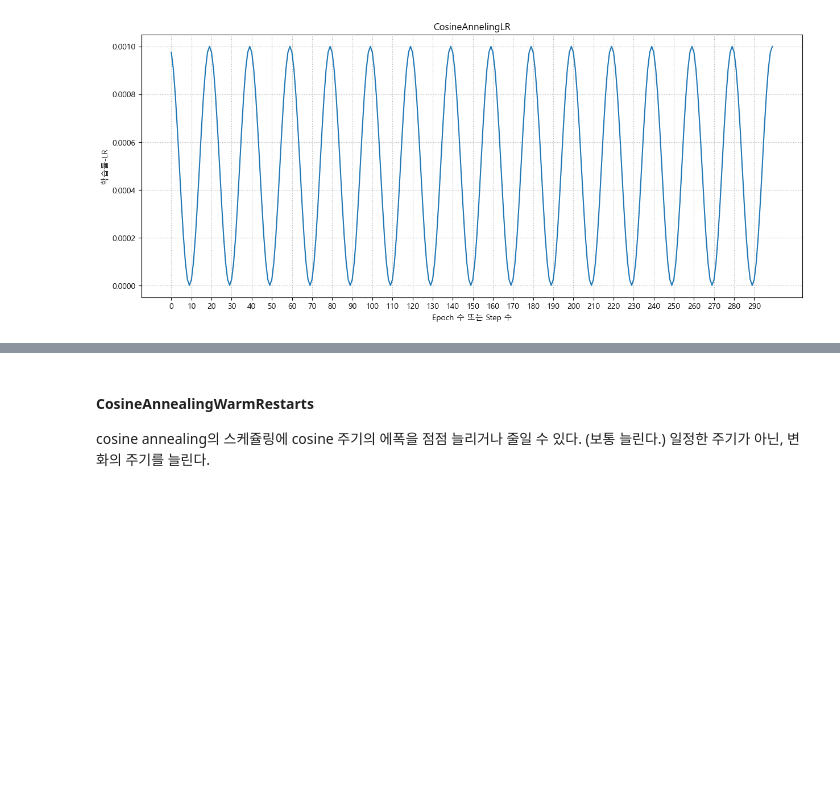
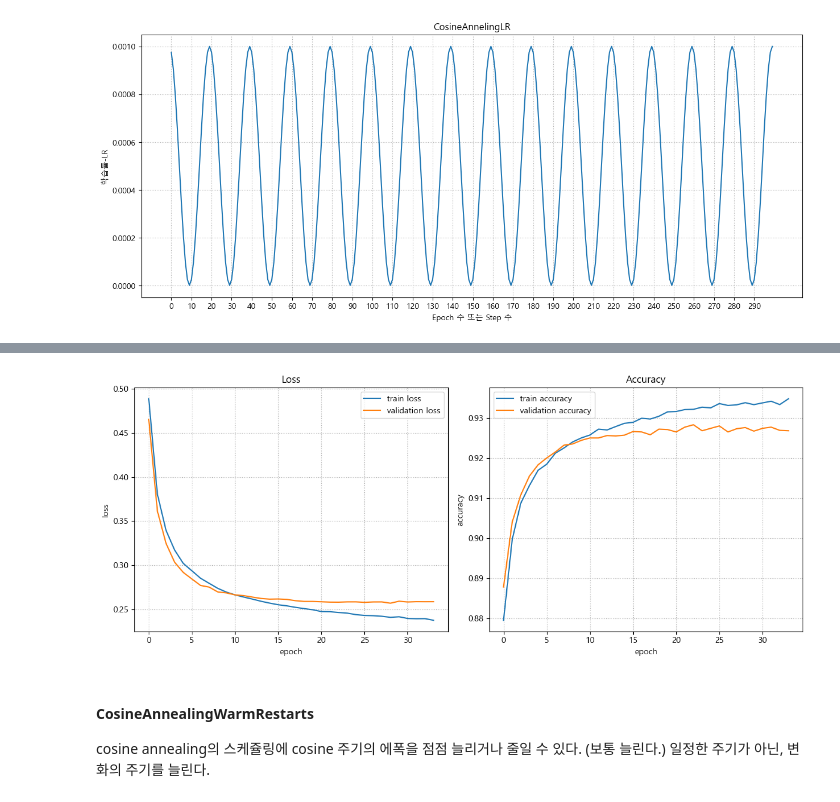
Before and after one commit to NGGW519/SKN13_review, a Jupyter notebook: 09_deep_learning/08_practice.ipynb, the cells around one changed output, grey strips where cells are left out. Cells and saved outputs as stored; diff of their text form; code cells hidden in the pictures; blank space fills up the shorter version.

```diff
--- a/09_deep_learning/08_answer.ipynb
+++ b/09_deep_learning/08_practice.ipynb
@@ -850,3 +951,84 @@ for epoch in range(epochs):
 plot_lr("CosineAnnelingLR", lr_list)
 # %% [output]
 [figure]
+# %%
+import torch
+import torch.nn as nn
+from torchinfo import summary
+
+from module.train import fit
+from module.data import load_mnist_dataset
+from module.utils import plot_fit_result
+
+# ----------------------------
+# 기본 설정
+# ----------------------------
+device = "cuda" if torch.cuda.is_available() else "cpu"
+root_data_path = "datasets"
+epochs = 300
+batch_size = 256
+lr = 0.001
+
+# ----------------------------
+# 데이터 로딩
+# ----------------------------
+train_loader = load_mnist_dataset(root_data_path, batch_size)
+test_loader = load_mnist_dataset(root_data_path, batch_size, is_train=False)
+classes = train_loader.dataset.classes
+class_to_idx = train_loader.dataset.class_to_idx
+
+# ----------------------------
+# 모델 정의
+# ----------------------------
+class SmallModel(nn.Module):
+    def __init__(self):
+        super().__init__()
+        self.lr = nn.Linear(28*28, 10) # 입력 -> 출력 / 손글씨 이미지 픽셀 28*28 = 784 픽셀
+
+    def forward(self, X):
+        X = nn.Flatten()(X)
+        out = self.lr(X)
+        return out
+
+# ----------------------------
+# 학습 설정
+# ----------------------------
+model = SmallModel().to(device)
+loss_fn = nn.CrossEntropyLoss()
+optimizer = torch.optim.Adam(model.parameters(), lr=lr)
+
+# CosineAnnealingLR로 변경
+ca_lr_scheduler = torch.optim.lr_scheduler.CosineAnnealingLR(
+    optimizer,
+    T_max=epochs,  # 총 epoch 수 기준으로 변경 주기 설정
+    eta_min=1e-6   # 최소 learning rate
+)
+
+
+# ----------------------------
+# 학습
+# ----------------------------
+train_loss_list, train_acc_list, valid_loss_list, valid_acc_list = fit(
+    train_loader,
+    test_loader,
+    model,
+    loss_fn,
+    optimizer,
+    epochs,
+    save_best_model=False,
+    patience=5,
+    device=device,
+    mode='multi',
+    lr_scheduler=ca_lr_scheduler
+)
+
+# ----------------------------
+# 시각화
+# ----------------------------
+plot_fit_result(
+    train_loss_list,
+    train_acc_list,
+    valid_loss_list,
+    valid_acc_list
+)
+# %% [output]
@@ -853,3 +1052,4 @@ plot_lr("CosineAnnelingLR", lr_list)
+[figure, added]
 # %% [markdown]
 #### CosineAnnealingWarmRestarts
 
```
Also changed, not shown: parts of 6 cells of this notebook, 1 other file.
